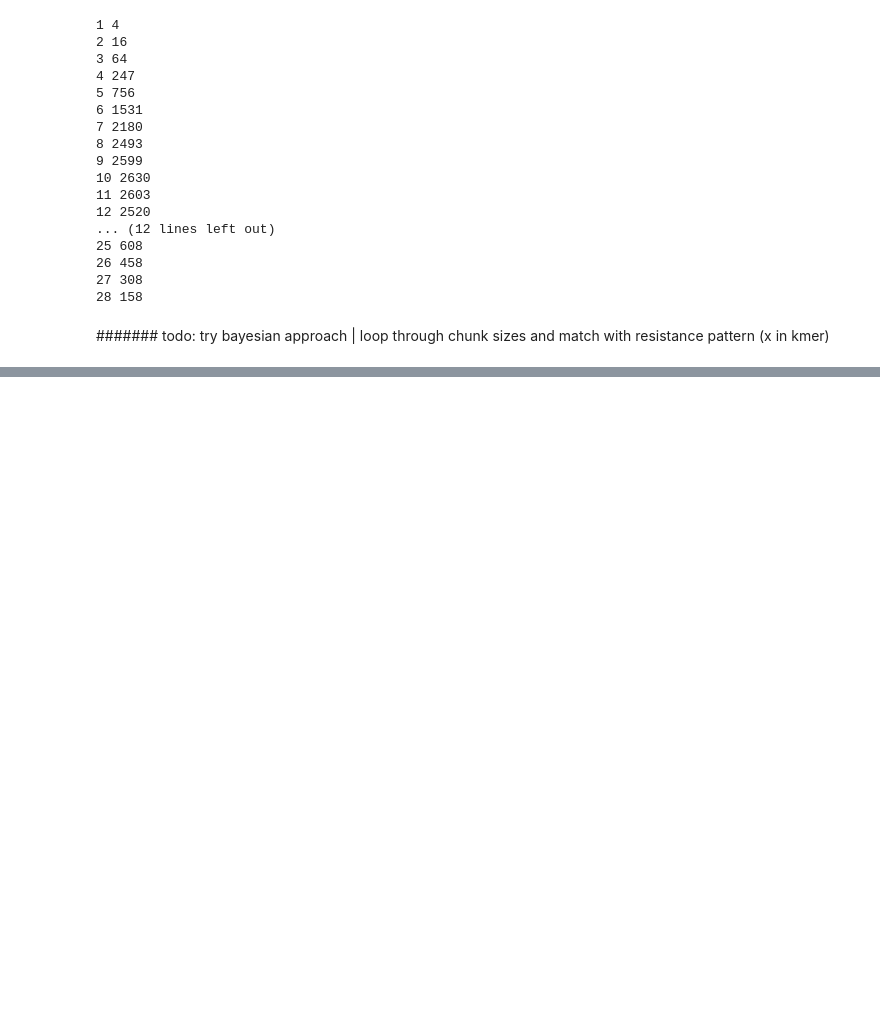
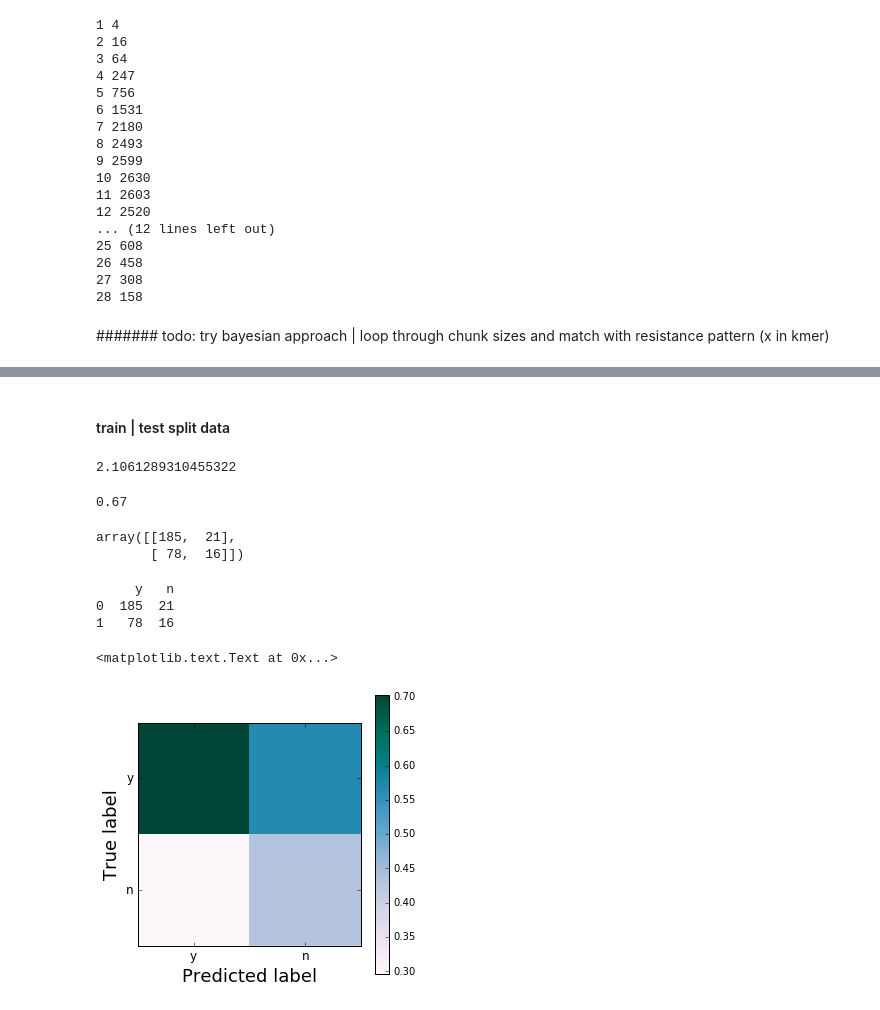
Before and after one commit to dUmich/genome_data, a Jupyter notebook: jupyter_notebooks/approach_three.ipynb, the cells around one changed output, grey strips where cells are left out. Saved outputs shown, nothing was run; the diff lists cells and outputs as text; code cells hidden in the pictures; blank space fills up the shorter version.

```diff
--- a/jupyter_notebooks/approach_three.ipynb
+++ b/jupyter_notebooks/approach_three.ipynb
@@ -312,0 +361,2 @@ for uuu in range(1,(len(mapping_df['kmer'].values[5])+1)):
+# %% [markdown]
+#### train | test split data
@@ -312,0 +374,46 @@ for uuu in range(1,(len(mapping_df['kmer'].values[5])+1)):
+# %%
+clf = AdaBoostClassifier(n_estimators=500, random_state=rs)
+# clf = RandomForestClassifier(n_estimators=500, random_state=rs, n_jobs=-1)
+# %%
+timer_start = time.time()
+clf.fit(X_train, y_train);
+time.time() - timer_start
+# %% [output]
+2.1061289310455322
+# %%
+print(clf.score(X_test,y_test))
+# %% [output]
+0.67
+# %%
+y_pred = clf.predict(X_test)
+# %%
+confusion_matrix(y_test, y_pred)
+# %% [output]
+array([[185,  21],
+       [ 78,  16]])
+# %%
+############################################################
+# PLOT CONFUSION MATRIX
+###########################################################
+
+from sklearn.metrics import confusion_matrix
+cm_df = pd.DataFrame(confusion_matrix(y_test, y_pred),columns=['y', 'n'])
+cm_pct = pd.DataFrame()
+for x in cm_df.columns.values:
+    cm_pct['%s'%x] = cm_df['%s'%x].values/  float(cm_df['%s'%x].sum())
+print(cm_df)
+# %% [output]
+     y   n
+0  185  21
+1   78  16
+# %%
+mpl.rc('figure', figsize=(5, 5))
+plt.imshow(cm_pct, cmap=plt.cm.PuBuGn, interpolation='none')
+plt.colorbar()
+plt.xticks(range(len(cm_pct)), cm_pct.columns, family='Bitstream Vera Sans', fontsize=12)
+plt.yticks(range(len(cm_pct)), cm_pct.columns, family='Bitstream Vera Sans', fontsize=12);
+plt.ylabel('True label',family='Bitstream Vera Sans', fontsize=18)
+plt.xlabel('Predicted label',family='Bitstream Vera Sans', fontsize=18)
+# %% [output]
+<matplotlib.text.Text at 0x...>
+[figure, added]
```
Also changed, not shown: parts of 19 cells of this notebook.
